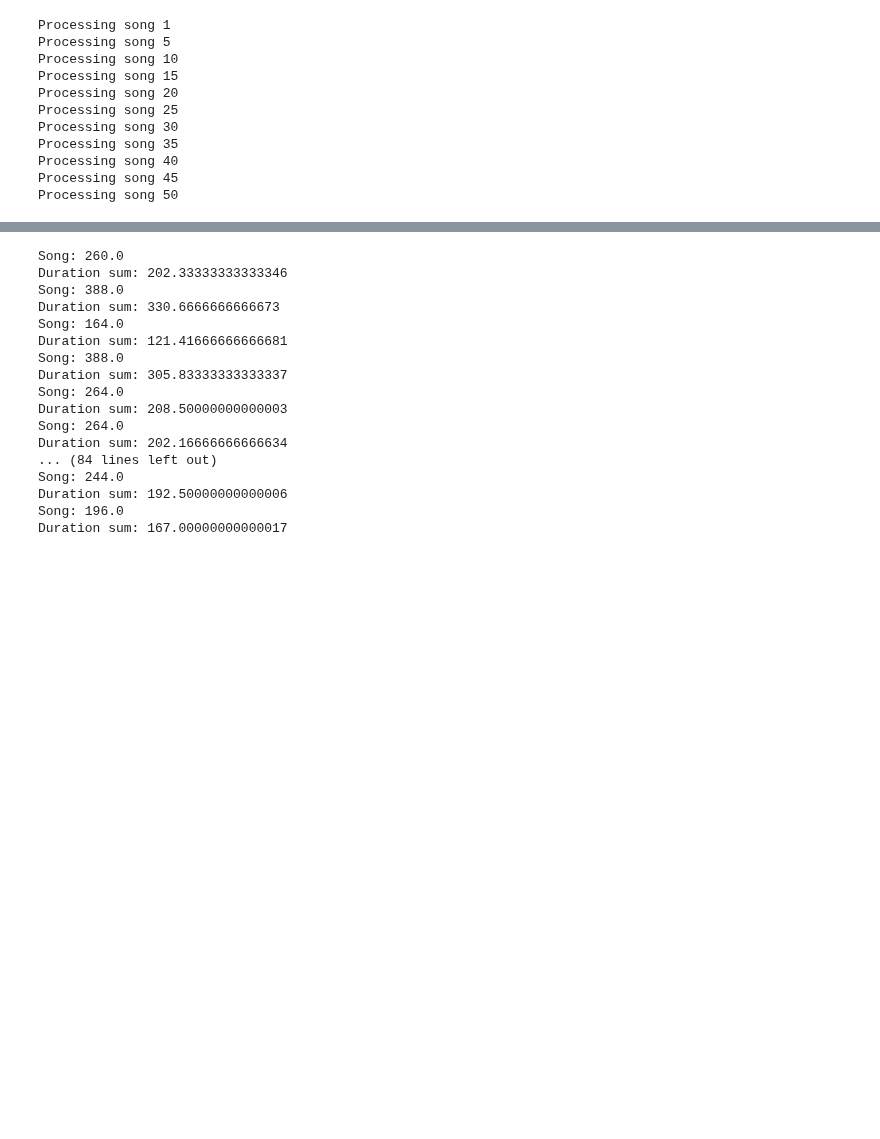
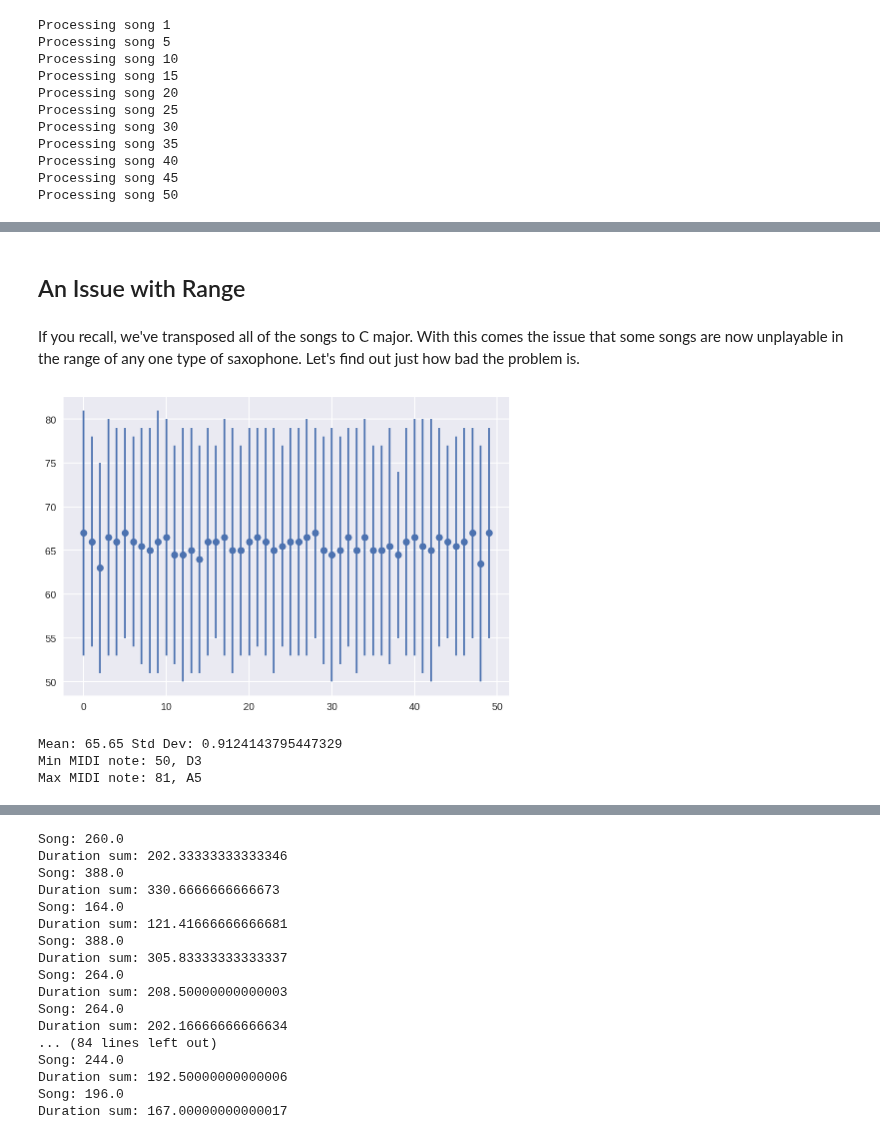
Before and after one commit to Benendead/DandyHacks2018_LSTMjazz, a Jupyter notebook: LSTMjazz.ipynb, the cells around one changed output, grey strips where cells are left out. Saved outputs shown, nothing was run; the diff lists cells and outputs as text; code cells hidden in the pictures; blank space fills up the shorter version.

Commit message:
Processing notes: Fixed octaves, parsing ranges

```diff
--- a/LSTMjazz.ipynb
+++ b/LSTMjazz.ipynb
@@ -94,12 +100,17 @@ Datasets  Keyboard.py  LSTMjazz.ipynb  README.md
 # Import the songs into a list.
 
 streams = []
+names = []
 i = 1
 for xml_file in glob.glob("LSTMjazz/Datasets/*/*.xml"): # Selects all .xml files in the Datasets folder.
     if (i == 1 or i % 5 == 0):
       print('Processing song ', i, ":", xml_file)
     newSong = m21.converter.parse(xml_file)
     streams.append(newSong)
+
+    songName = xml_file[32:-4]                          # Formats xml_file to get the name of the song.
+    names.append(songName)
+
     i = i + 1
 # %% [output]
 Processing song  1 : LSTMjazz/Datasets/Omnibook Mxml/Thriving_From_A_Riff.xml
@@ -315,0 +333,4 @@ Processing song 50
+# %% [markdown]
+## An Issue with Range
+# %% [markdown]
+If you recall, we've transposed all of the songs to C major. With this comes the issue that some songs are now unplayable in the range of any one type of saxophone. Let's find out just how bad the problem is.
@@ -315,0 +389,32 @@ Processing song 50
+# %%
+def getAveragesError(streams):
+  length = len(streams)
+  averages = np.zeros(length)
+  error = np.zeros(length)
+
+  i = 0
+  for s in streams:
+    minimum, maximum = findSongMinMax(s)
+
+    average = float(maximum + minimum) / 2.
+    averages[i] = average
+
+    e = average - minimum
+    error[i] = e
+
+    i += 1
+  return averages, error
+# %%
+# Plot the untransposed dataset version
+y, e = getAveragesError(streams)
+plt.errorbar(range(len(y)), y, yerr = e, fmt = "o")
+plt.show()
+# %% [output]
+[figure, added]
+# %%
+print("Mean:", np.mean(y), "Std Dev:", np.std(y))
+findRange(streams)
+# %% [output]
+Mean: 65.65 Std Dev: 0.9124143795447329
+Min MIDI note: 50, D3
+Max MIDI note: 81, A5
```
Also changed, not shown: parts of 19 cells of this notebook.
